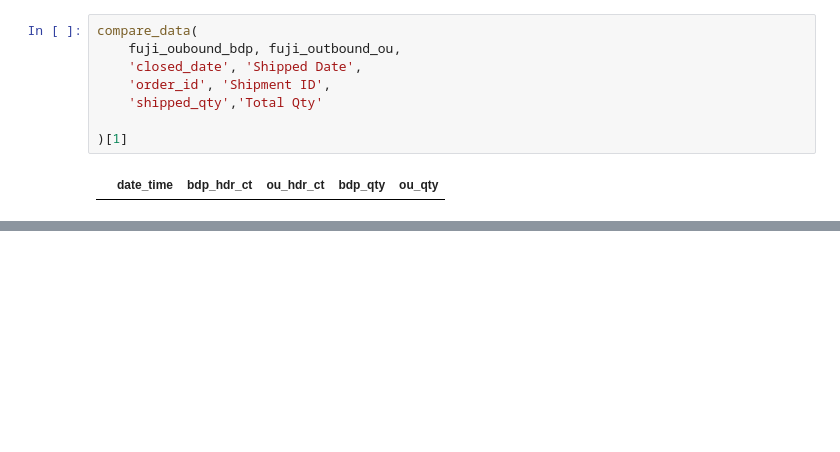
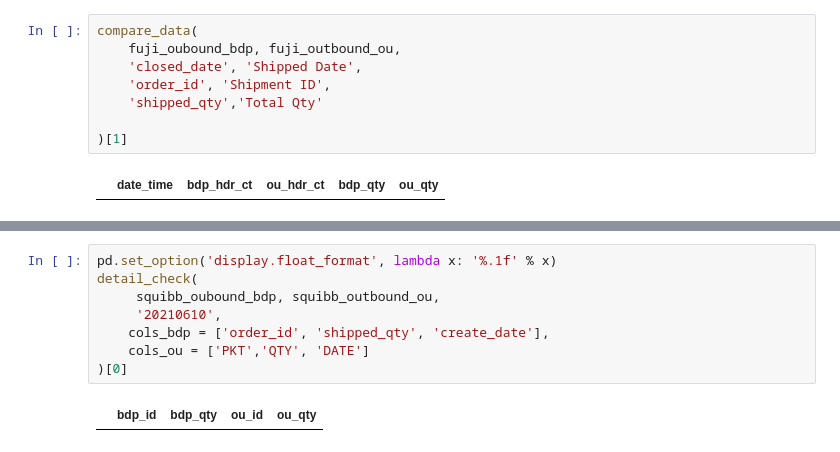
Before and after one commit to fyenne/CN-214, a Jupyter notebook: check_ou_bdp.ipynb, the cells around one changed output, grey strips where cells are left out. Drawn from its saved outputs; the diff is of its cells as text; blank space fills up the shorter version.

```diff
--- a/check_ou_bdp.ipynb
+++ b/check_ou_bdp.ipynb
@@ -1886,0 +1988,10 @@ compare_data(
+# %%
+pd.set_option('display.float_format', lambda x: '%.1f' % x)
+detail_check(
+     squibb_oubound_bdp, squibb_outbound_ou,
+     '20210610',
+    cols_bdp = ['order_id', 'shipped_qty', 'create_date'],
+    cols_ou = ['PKT','QTY', 'DATE']
+)[0]
+# %% [output]
+|  | bdp_id | bdp_qty | ou_id | ou_qty |
```
Also changed, not shown: parts of 14 cells of this notebook.
